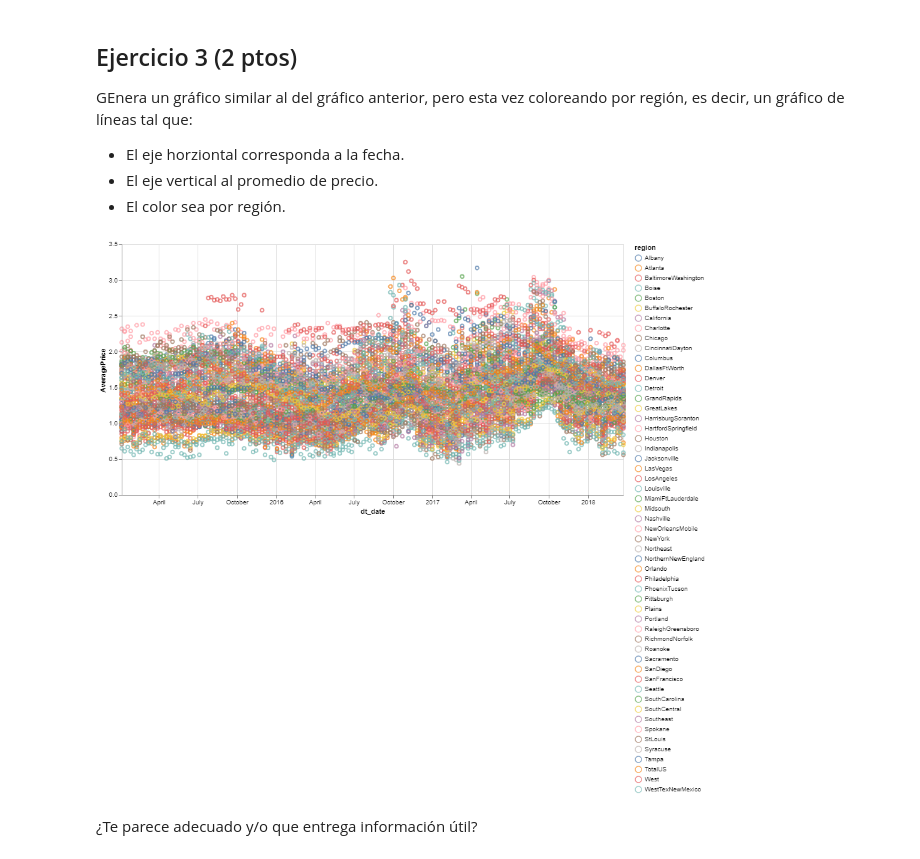
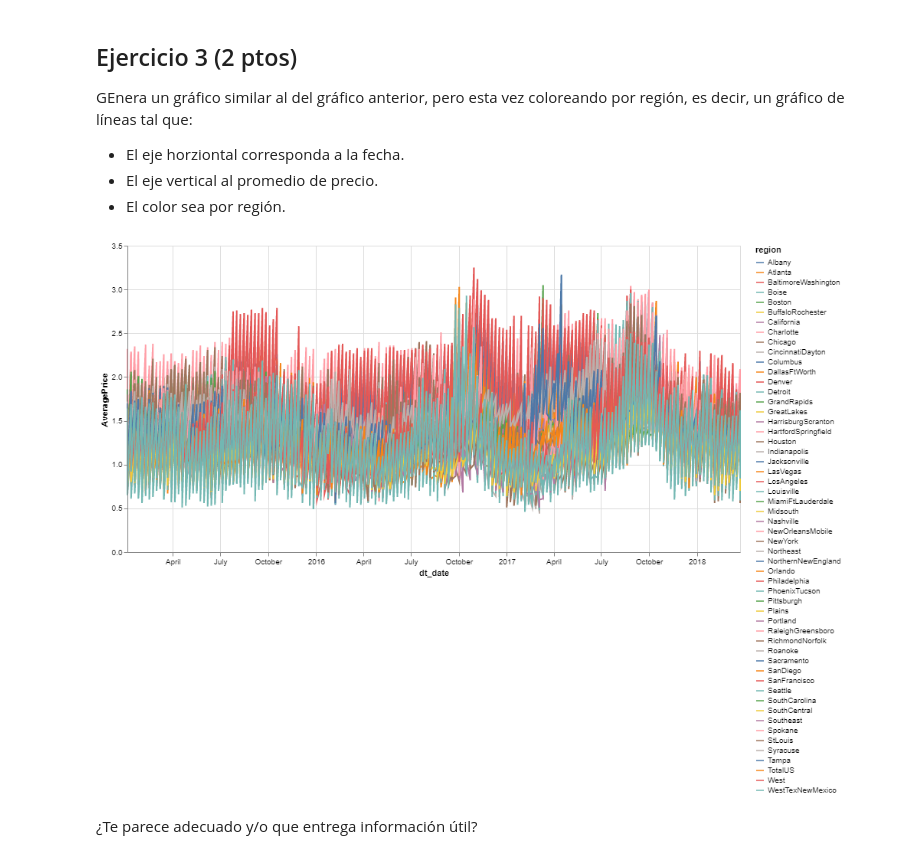
Before and after one commit to BOlguin/MAT281_portfolio, a Jupyter notebook: Laboratorios y Tareas/m03_c04/m03_c04_lab.ipynb, the cells around one changed output. Cells and saved outputs as stored; diff of their text form; code cells hidden in the pictures.

```diff
--- a/Laboratorios y Tareas/m03_c04/m03_c04_lab.ipynb
+++ b/Laboratorios y Tareas/m03_c04/m03_c04_lab.ipynb
@@ -176,16 +180,16 @@ GEnera un gráfico similar al del gráfico anterior, pero esta vez coloreando po
 * El eje vertical al promedio de precio.
 * El color sea por región.
 # %%
-alt.Chart(paltas_url).mark_point().encode(
+alt.Chart(paltas_url).mark_line().encode(
     x="dt_date:T",
     y="AveragePrice:Q",
     color="region:N"
 ).properties(
     width=800,
     height=400
 )
 # %% [output]
-[figure, old version]
+[figure, new version]
 # %% [markdown]
 ¿Te parece adecuado y/o que entrega información útil?
 # %% [markdown]
```
Also changed, not shown: parts of 2 cells of this notebook, 4 other files.
